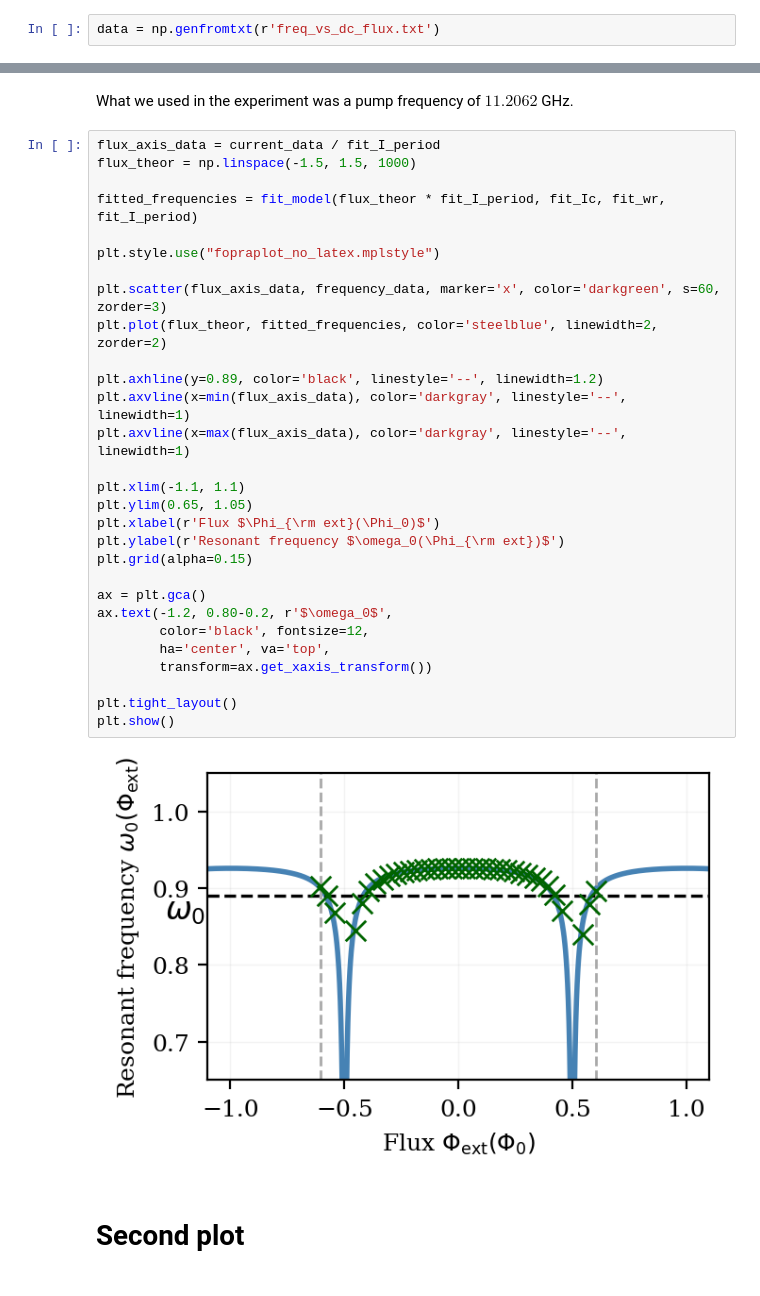
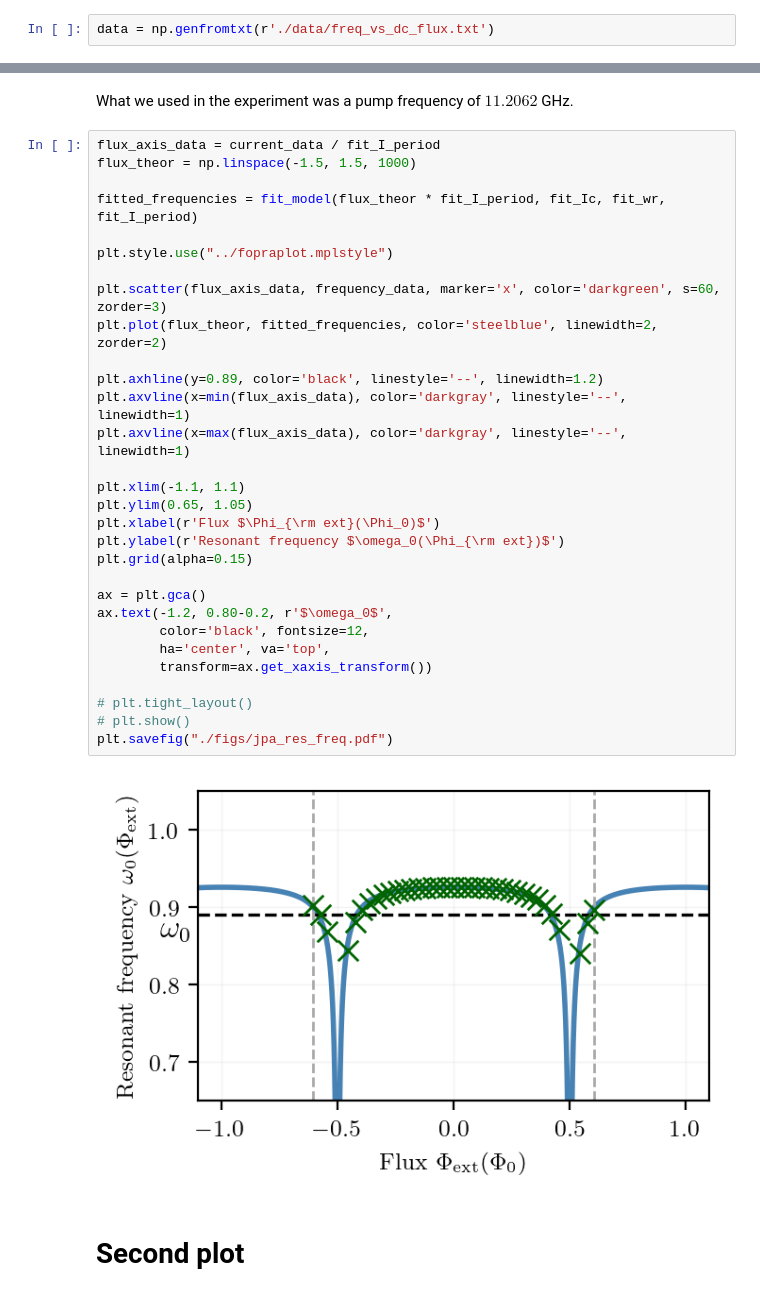
Before and after one commit to broschli/fopra, a Jupyter notebook: josephson_parametric_amplifier/analysis_josephson_Anett.ipynb, the cells around one changed output, grey strips where cells are left out. Saved outputs shown, nothing was run; the diff lists cells and outputs as text.

Commit message:
plots with latex

```diff
--- a/josephson_parametric_amplifier/analysis_josephson_Anett.ipynb
+++ b/josephson_parametric_amplifier/analysis_josephson_Anett.ipynb
@@ -7,7 +7,7 @@ import scipy.constants as const
 # %% [markdown]
 # First plot
 # %%
-data = np.genfromtxt(r'freq_vs_dc_flux.txt')
+data = np.genfromtxt(r'./data/freq_vs_dc_flux.txt')
 # %% [markdown]
 Convert the coil current into the magnetic flux of the DC SQUID $\Phi_{ext}$.
 The relationship between the current and flux is:
@@ -82,34 +82,35 @@ What we used in the experiment was a pump frequency of $11.2062$ GHz.
 # %%
 flux_axis_data = current_data / fit_I_period
 flux_theor = np.linspace(-1.5, 1.5, 1000)
 
 fitted_frequencies = fit_model(flux_theor * fit_I_period, fit_Ic, fit_wr, fit_I_period)
 
-plt.style.use("fopraplot_no_latex.mplstyle")
+plt.style.use("../fopraplot.mplstyle")
 
 plt.scatter(flux_axis_data, frequency_data, marker='x', color='darkgreen', s=60, zorder=3)
 plt.plot(flux_theor, fitted_frequencies, color='steelblue', linewidth=2, zorder=2)
 
 plt.axhline(y=0.89, color='black', linestyle='--', linewidth=1.2)
 plt.axvline(x=min(flux_axis_data), color='darkgray', linestyle='--', linewidth=1)
 plt.axvline(x=max(flux_axis_data), color='darkgray', linestyle='--', linewidth=1)
 
 plt.xlim(-1.1, 1.1)
 plt.ylim(0.65, 1.05)
 plt.xlabel(r'Flux $\Phi_{\rm ext}(\Phi_0)$')
 plt.ylabel(r'Resonant frequency $\omega_0(\Phi_{\rm ext})$')
 plt.grid(alpha=0.15)
 
 ax = plt.gca()
 ax.text(-1.2, 0.80-0.2, r'$\omega_0$',
         color='black', fontsize=12,
         ha='center', va='top',
         transform=ax.get_xaxis_transform())
 
-plt.tight_layout()
-plt.show()
+# plt.tight_layout()
+# plt.show()
+plt.savefig("./figs/jpa_res_freq.pdf")
 # %% [output]
-[figure, old version]
+[figure, new version]
 # %% [markdown]
 # Second plot
 # %%
```
Also changed, not shown: parts of 3 cells of this notebook, 2 other files.
